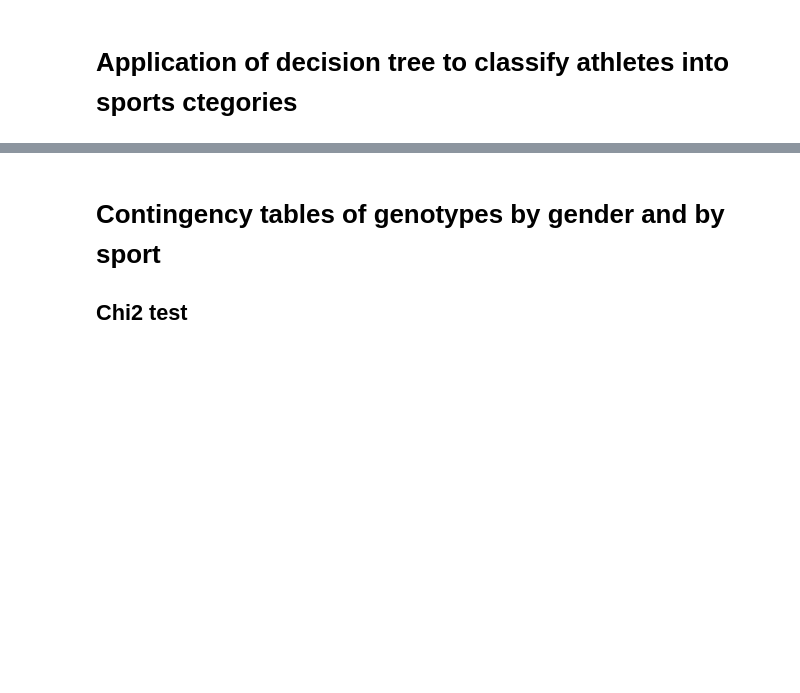
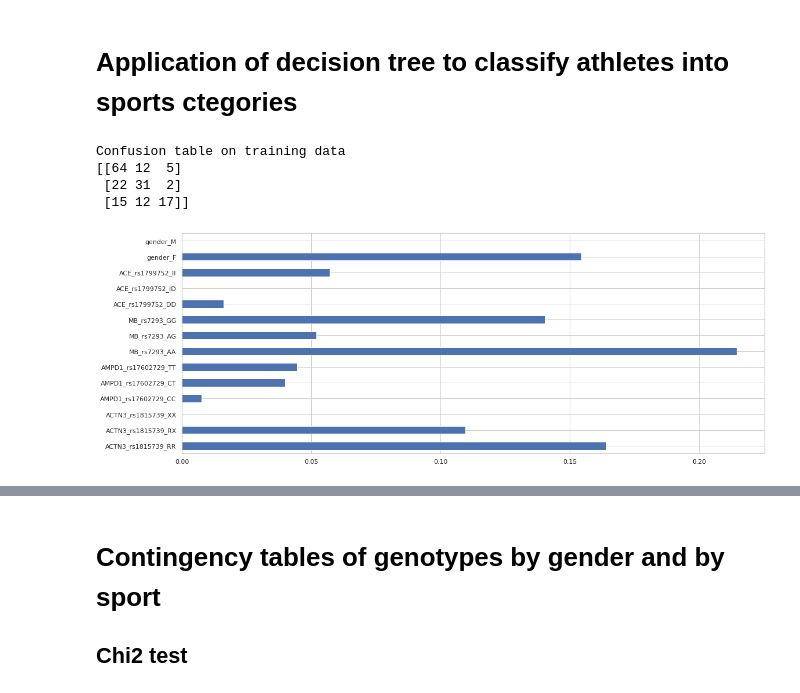
Before and after one commit to erinijapranckeviciene/ppolygenic, a Jupyter notebook: ppolygenic.ipynb, the cells around one changed output, grey strips where cells are left out. Saved outputs shown, nothing was run; the diff lists cells and outputs as text; code cells hidden in the pictures; blank space fills up the shorter version.

```diff
--- a/ppolygenic.ipynb
+++ b/ppolygenic.ipynb
@@ -315,3 +315,26 @@ Index(['ACTN3_rs1815739', 'AMPD1_rs17602729', 'MB_rs7293', 'ACE_rs1799752',
 4              RX               CC        AA            II      power      M
 # %% [markdown]
 # Application of decision tree to classify athletes into sports ctegories
+# %%
+from sklearn.tree import DecisionTreeClassifier
+from sklearn.metrics import confusion_matrix
+
+tree = DecisionTreeClassifier(max_depth=5, random_state=0)
+y=lt_athletes_data['class']
+x=lt_athletes_data.drop('class',axis=1)
+X=pd.get_dummies(x)
+tree.fit(X, y)
+tree.score(X, y)
+y_pred = tree.predict(X)
+print("Confusion table on training data")
+print(confusion_matrix(y, y_pred))
+# %% [output]
+Confusion table on training data
+[[64 12  5]
+ [22 31  2]
+ [15 12 17]]
+# %%
+%matplotlib inline
+pd.Series(tree.feature_importances_, index=X.columns).plot.barh(figsize=(18,7));
+# %% [output]
+[figure, added]
```
Also changed, not shown: parts of 7 cells of this notebook.
